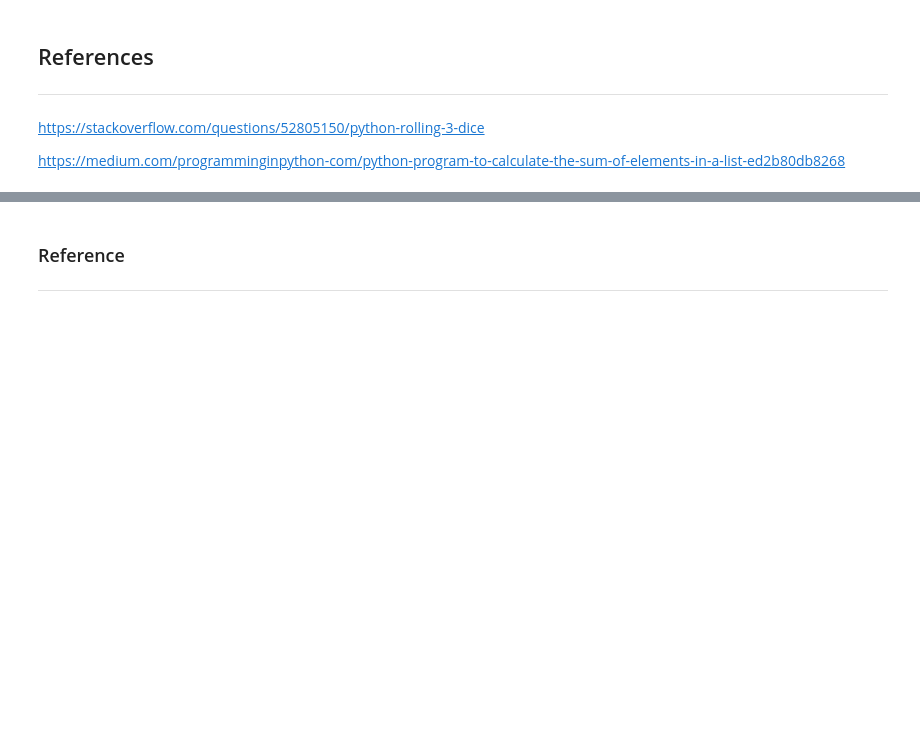
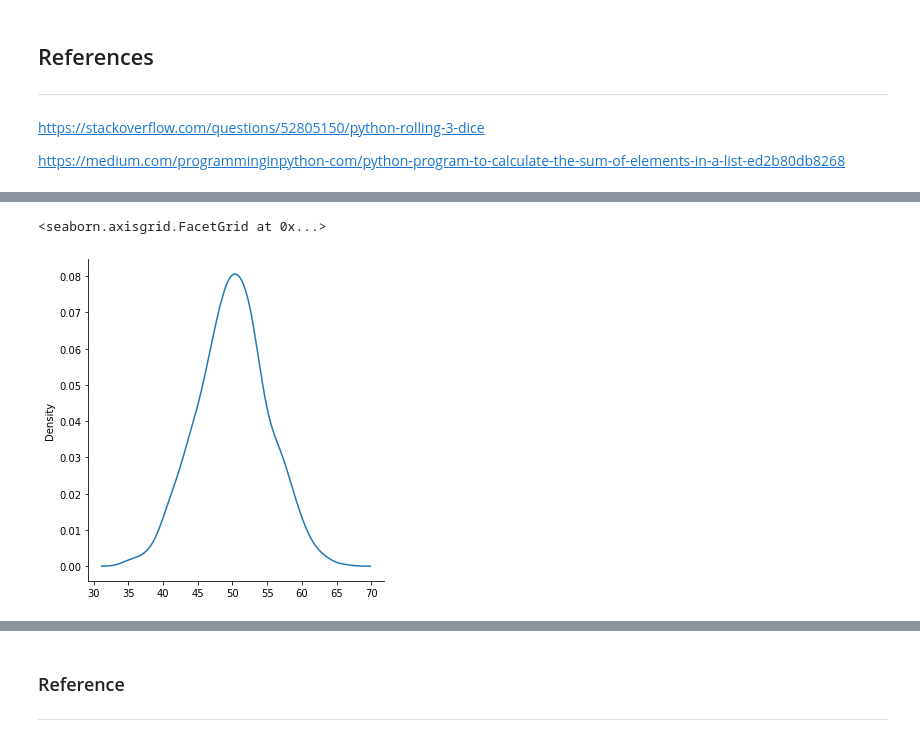
Before and after one commit to shaner1/Fundamentals_Task_20, a Jupyter notebook: Fundamentals_Task.ipynb, the cells around one changed output, grey strips where cells are left out. Saved outputs shown, nothing was run; the diff lists cells and outputs as text; code cells hidden in the pictures; blank space fills up the shorter version.

```diff
--- a/Fundamentals_Task.ipynb
+++ b/Fundamentals_Task.ipynb
@@ -405,0 +435,6 @@ https://www.youtube.com/watch?v=NTHA9Qa81R8
+# %%
+
+sns.displot(coinFlip, kind="kde")
+# %% [output]
+<seaborn.axisgrid.FacetGrid at 0x...>
+[figure, added]
```
Also changed, not shown: parts of 55 cells of this notebook, 1 other file.
